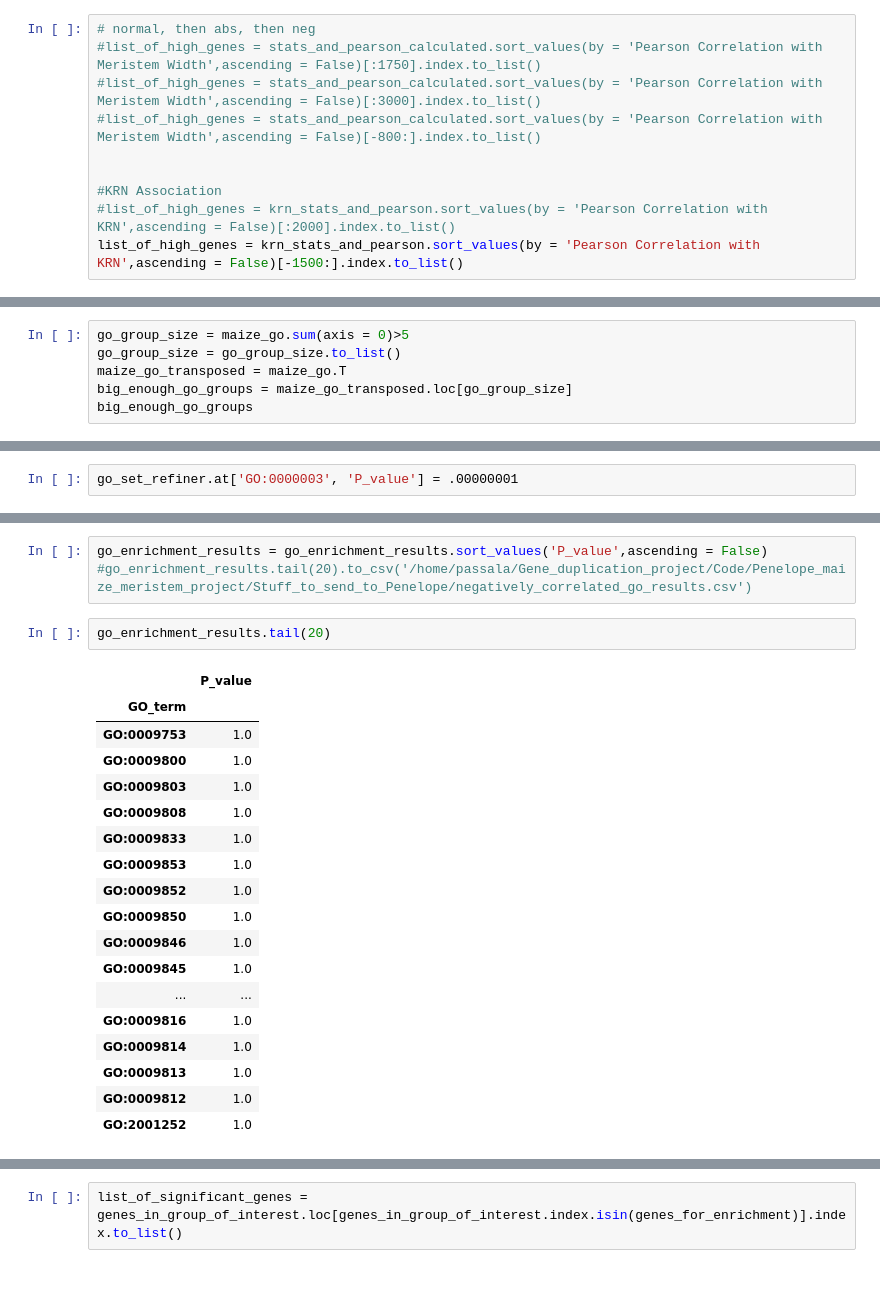
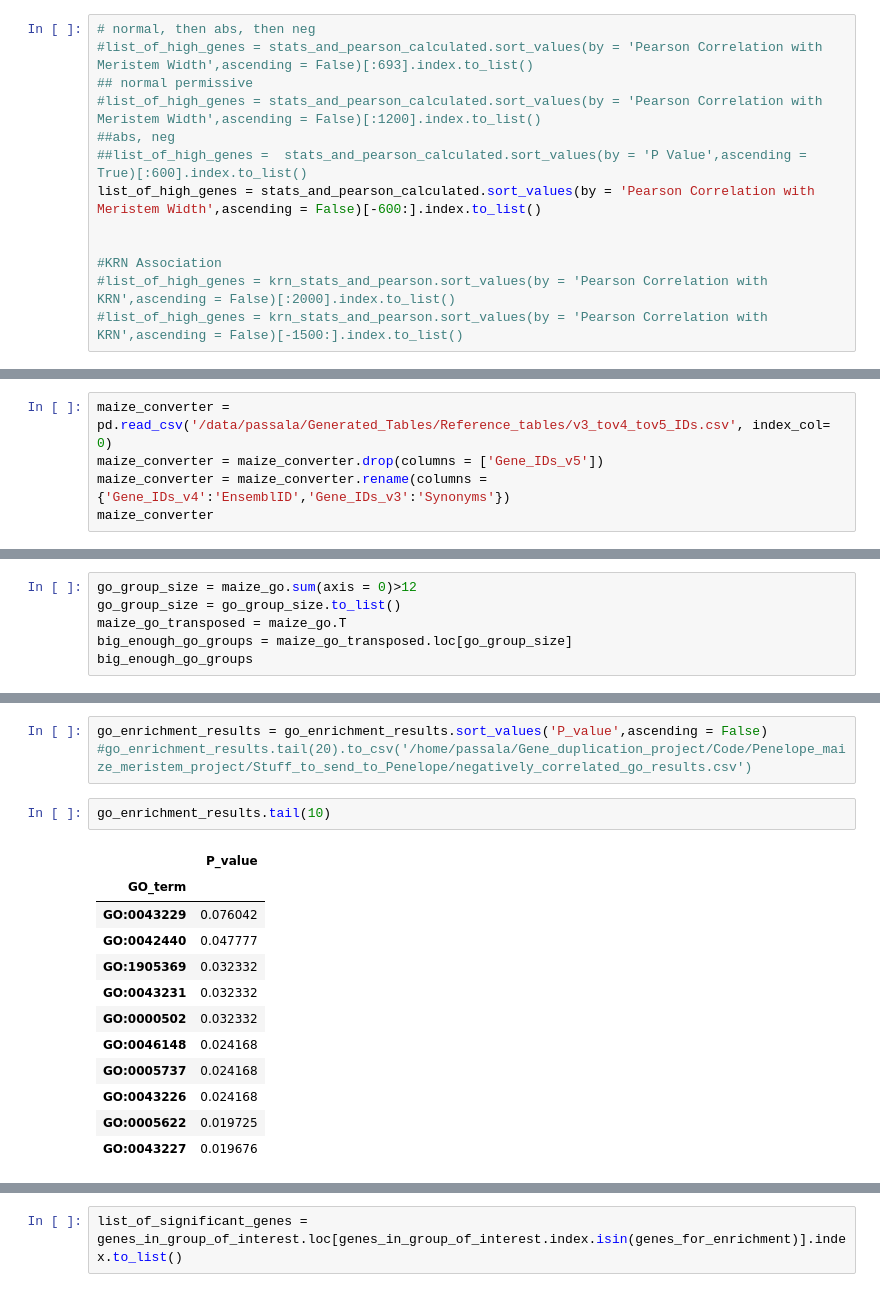
Before and after one commit to mikepassal/Peneloope_Dave_Maize_meristem, a Jupyter notebook: new_Data_removed_outliers_no_signal_cleaning.ipynb, the cells around one changed output, grey strips where cells are left out. Cells and saved outputs as stored; diff of their text form.

```diff
--- a/new_Data_removed_outliers_no_signal_cleaning.ipynb
+++ b/new_Data_removed_outliers_no_signal_cleaning.ipynb
@@ -261,10 +316,13 @@ def generate_contigency_tables(go_annotations,gene_list):
 # %%
 # normal, then abs, then neg
-#list_of_high_genes = stats_and_pearson_calculated.sort_values(by = 'Pearson Correlation with Meristem Width',ascending = False)[:1750].index.to_list()
-#list_of_high_genes = stats_and_pearson_calculated.sort_values(by = 'Pearson Correlation with Meristem Width',ascending = False)[:3000].index.to_list()
-#list_of_high_genes = stats_and_pearson_calculated.sort_values(by = 'Pearson Correlation with Meristem Width',ascending = False)[-800:].index.to_list()
+#list_of_high_genes = stats_and_pearson_calculated.sort_values(by = 'Pearson Correlation with Meristem Width',ascending = False)[:693].index.to_list()
+## normal permissive
+#list_of_high_genes = stats_and_pearson_calculated.sort_values(by = 'Pearson Correlation with Meristem Width',ascending = False)[:1200].index.to_list()
+##abs, neg
+##list_of_high_genes =  stats_and_pearson_calculated.sort_values(by = 'P Value',ascending = True)[:600].index.to_list()
+list_of_high_genes = stats_and_pearson_calculated.sort_values(by = 'Pearson Correlation with Meristem Width',ascending = False)[-600:].index.to_list()
 
 
 #KRN Association
 #list_of_high_genes = krn_stats_and_pearson.sort_values(by = 'Pearson Correlation with KRN',ascending = False)[:2000].index.to_list()
-list_of_high_genes = krn_stats_and_pearson.sort_values(by = 'Pearson Correlation with KRN',ascending = False)[-1500:].index.to_list()
+#list_of_high_genes = krn_stats_and_pearson.sort_values(by = 'Pearson Correlation with KRN',ascending = False)[-1500:].index.to_list()
@@ -361,0 +380,5 @@ maize_converter
+# %%
+maize_converter = pd.read_csv('/data/passala/Generated_Tables/Reference_tables/v3_tov4_tov5_IDs.csv', index_col= 0)
+maize_converter = maize_converter.drop(columns = ['Gene_IDs_v5'])
+maize_converter = maize_converter.rename(columns = {'Gene_IDs_v4':'EnsemblID','Gene_IDs_v3':'Synonyms'})
+maize_converter
@@ -416,7 +473,7 @@ go_set_refiner
 | GO:2001294 | 1.000000 |
 8374 rows × 1 columns
 # %%
-go_group_size = maize_go.sum(axis = 0)>5
+go_group_size = maize_go.sum(axis = 0)>12
 go_group_size = go_group_size.to_list()
 maize_go_transposed = maize_go.T
 big_enough_go_groups = maize_go_transposed.loc[go_group_size]
@@ -439,4 +496,2 @@ big_enough_go_groups
 # %%
 go_set_refiner = go_set_refiner.loc[go_set_refiner.index.isin(big_enough_go_groups.index)]
-# %%
-go_set_refiner.at['GO:0000003', 'P_value'] = .00000001
@@ -469,23 +520,17 @@ go_enrichment_results = pd.DataFrame(corrected_pvalues,index = go_set_refiner.in
 go_enrichment_results = go_enrichment_results.sort_values('P_value',ascending = False)
 #go_enrichment_results.tail(20).to_csv('/home/passala/Gene_duplication_project/Code/Penelope_maize_meristem_project/Stuff_to_send_to_Penelope/negatively_correlated_go_results.csv')
 # %%
-go_enrichment_results.tail(20)
+go_enrichment_results.tail(10)
 # %% [output]
 |  | P_value |
 | GO_term |  |
-| GO:0009753 | 1.0 |
-| GO:0009800 | 1.0 |
-| GO:0009803 | 1.0 |
-| GO:0009808 | 1.0 |
-| GO:0009833 | 1.0 |
-| GO:0009853 | 1.0 |
-| GO:0009852 | 1.0 |
-| GO:0009850 | 1.0 |
-| GO:0009846 | 1.0 |
-| GO:0009845 | 1.0 |
-| ... | ... |
-| GO:0009816 | 1.0 |
-| GO:0009814 | 1.0 |
-| GO:0009813 | 1.0 |
-| GO:0009812 | 1.0 |
-| GO:2001252 | 1.0 |
+| GO:0043229 | 0.076042 |
+| GO:0042440 | 0.047777 |
+| GO:1905369 | 0.032332 |
+| GO:0043231 | 0.032332 |
+| GO:0000502 | 0.032332 |
+| GO:0046148 | 0.024168 |
+| GO:0005737 | 0.024168 |
+| GO:0043226 | 0.024168 |
+| GO:0005622 | 0.019725 |
+| GO:0043227 | 0.019676 |
```
Also changed, not shown: parts of 43 cells of this notebook, 1 other file.
